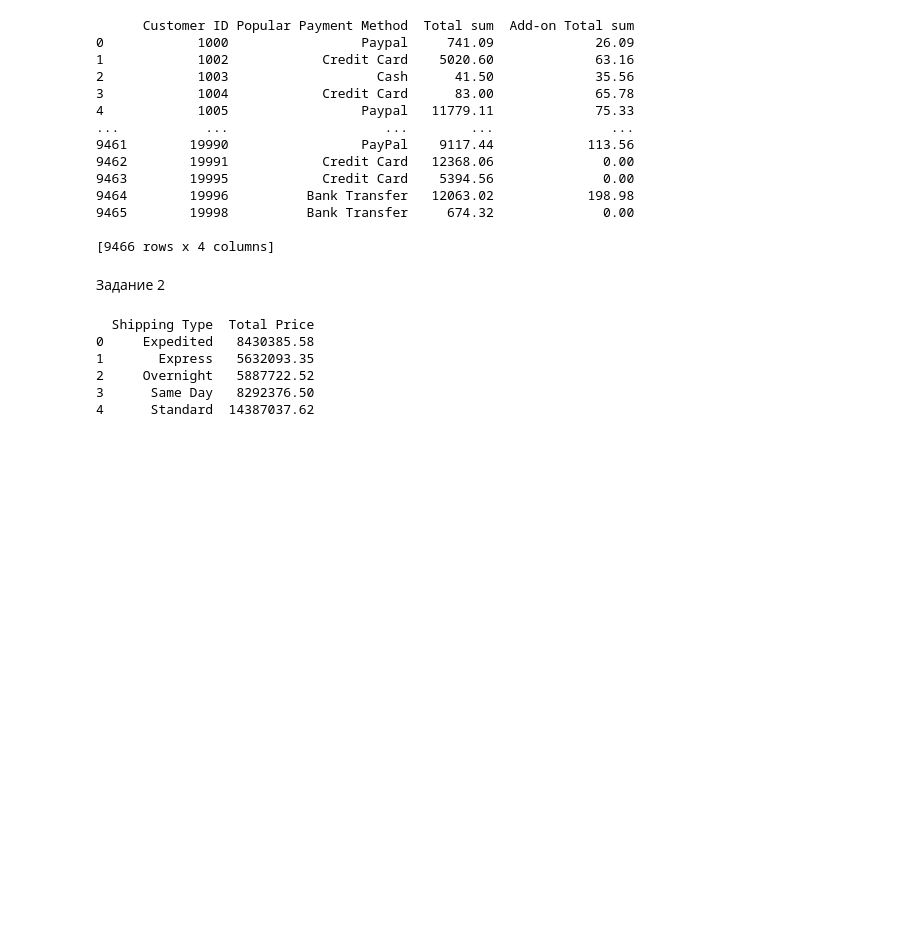
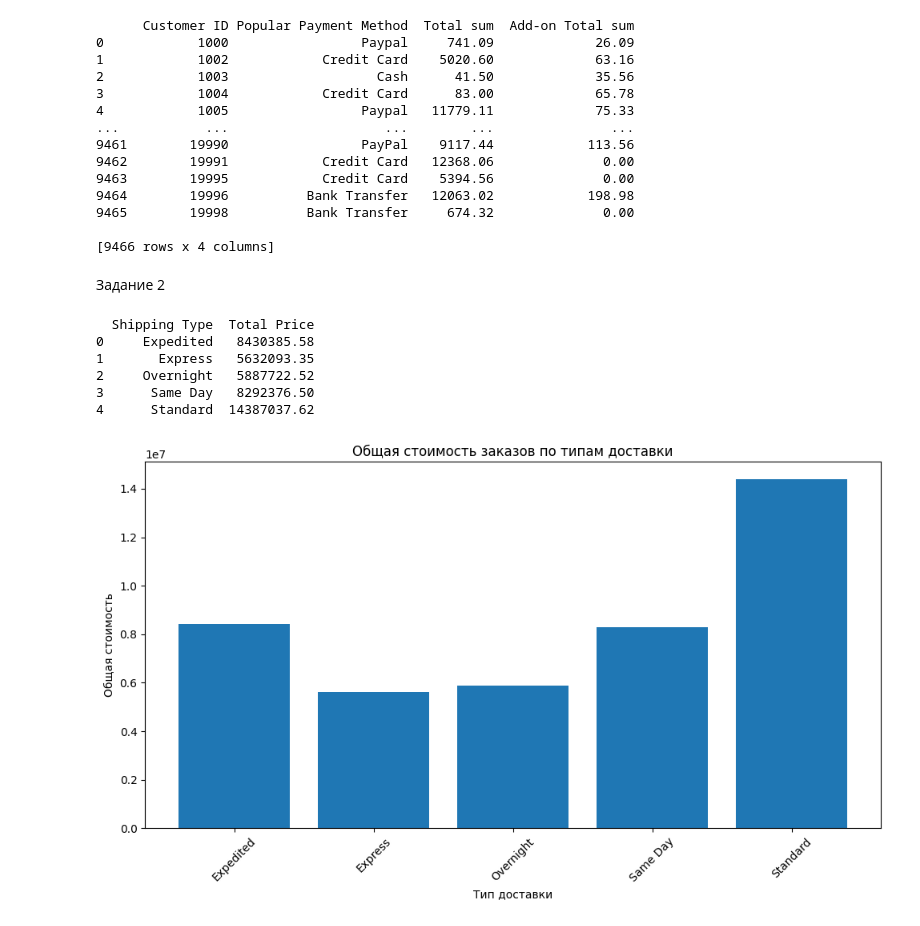
Before and after one commit to Krandr332/py_de_hse_kraev, a Jupyter notebook: dz_3/dz_3.ipynb, the cells around one changed output. Drawn from its saved outputs; the diff is of its cells as text; code cells hidden in the pictures; blank space fills up the shorter version.

```diff
--- a/dz_3/dz_3.ipynb
+++ b/dz_3/dz_3.ipynb
@@ -42,22 +42,34 @@ print(output)
 # %%
 """ ДОХОД ПО КАЖДОМУ МЕТОДУ ДОСТАВКИ"""
 import pandas as pd
+import matplotlib.pyplot as plt
 
 data = pd.read_csv('Electronic_sales_Sep2023-Sep2024.csv')
 
 completed_data = data[data['Order Status'] == 'Completed']
 
 output = completed_data.groupby("Shipping Type")["Total Price"].apply(
     lambda x: x.sum()
 ).reset_index()
 print(output)
+
+
+plt.figure(figsize=(10, 6))
+plt.bar(output['Shipping Type'], output['Total Price'])
+plt.title('Общая стоимость заказов по типам доставки')
+plt.xlabel('Тип доставки')
+plt.ylabel('Общая стоимость')
+plt.xticks(rotation=45)
+plt.tight_layout()
+plt.show()
 # %% [output]
   Shipping Type  Total Price
 0     Expedited   8430385.58
 1       Express   5632093.35
 2     Overnight   5887722.52
 3      Same Day   8292376.50
 4      Standard  14387037.62
+[figure, added]
 # %%
 """ДОХОД ПО ТИПУ ПРОДУКТА"""
 import pandas as pd
```
Also changed, not shown: parts of 3 cells of this notebook.
